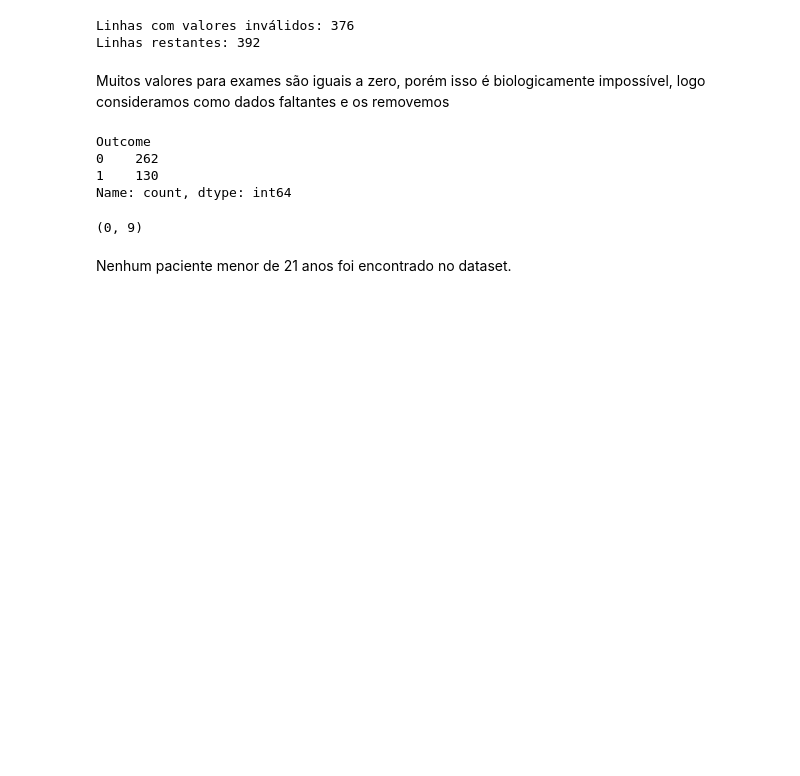
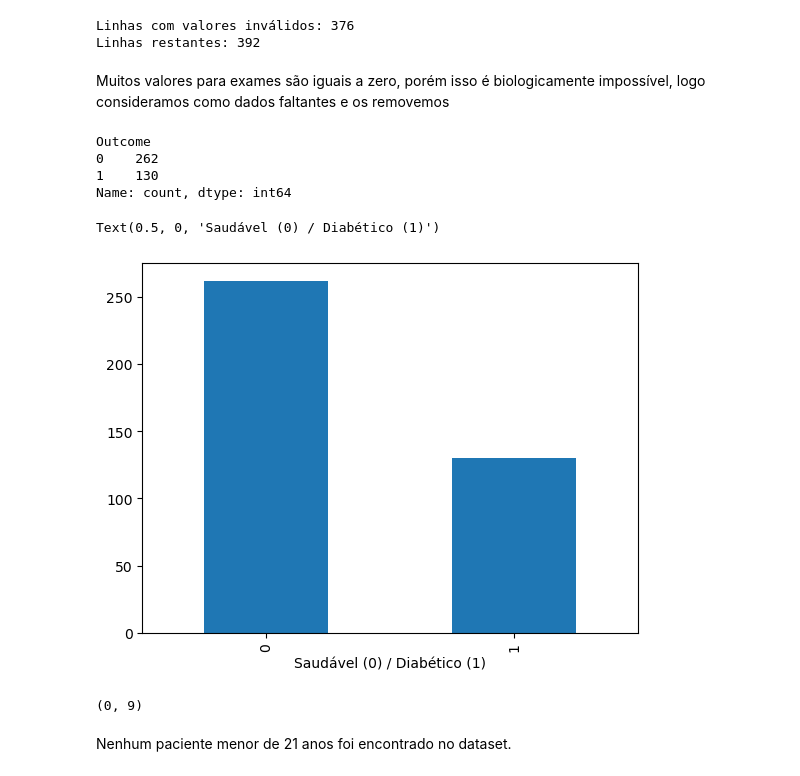
Before and after one commit to ArthurCordeiro-exe/inference-statistic, a Jupyter notebook: pesquisa.ipynb, the cells around one changed output. Drawn from its saved outputs; the diff is of its cells as text; code cells hidden in the pictures; blank space fills up the shorter version.

```diff
--- a/pesquisa.ipynb
+++ b/pesquisa.ipynb
@@ -119,6 +119,12 @@ Outcome
 0    262
 1    130
 Name: count, dtype: int64
+# %%
+df['Outcome'].value_counts().plot(kind='bar').set_xlabel('Outcome')
+plt.xlabel('Saudável (0) / Diabético (1)')
+# %% [output]
+Text(0.5, 0, 'Saudável (0) / Diabético (1)')
+[figure, added]
 # %%
 df[df['Age'] < 21].shape
 # %% [output]
```
Also changed, not shown: parts of 4 cells of this notebook, 1 other file.
